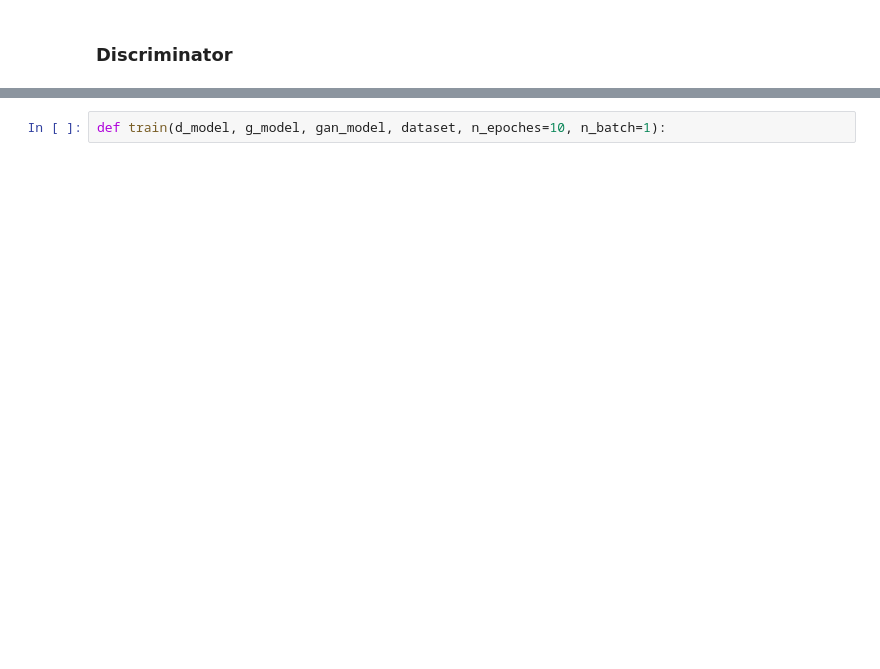
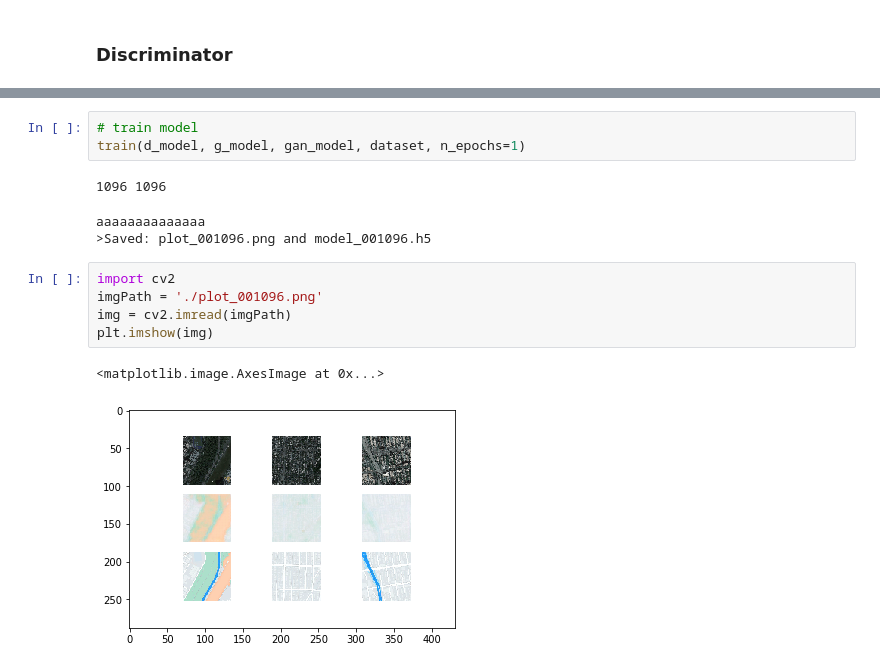
Before and after one commit to kuThang/GAN, a Jupyter notebook: pix2pix_gan.ipynb, the cells around one changed output, grey strips where cells are left out. Drawn from its saved outputs; the diff is of its cells as text; blank space fills up the shorter version.

```diff
--- a/pix2pix_gan.ipynb
+++ b/pix2pix_gan.ipynb
@@ -235,2 +315,15 @@ def sumarize_performance(step, g_model, dataset, n_samples=3):
 # %%
-def train(d_model, g_model, gan_model, dataset, n_epoches=10, n_batch=1):
+# train model
+train(d_model, g_model, gan_model, dataset, n_epochs=1)
+# %% [output]
+1096 1096
+aaaaaaaaaaaaaa
+>Saved: plot_001096.png and model_001096.h5
+# %%
+import cv2
+imgPath = './plot_001096.png'
+img = cv2.imread(imgPath)
+plt.imshow(img)
+# %% [output]
+<matplotlib.image.AxesImage at 0x...>
+[figure, added]
```
Also changed, not shown: parts of 24 cells of this notebook.
